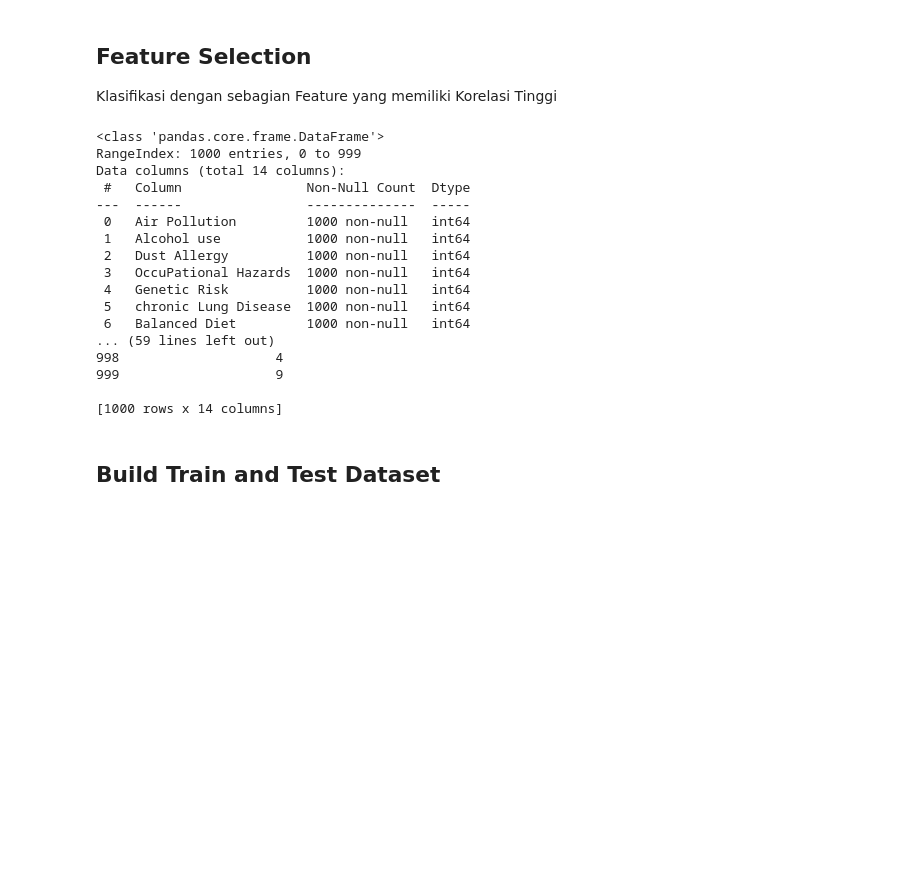
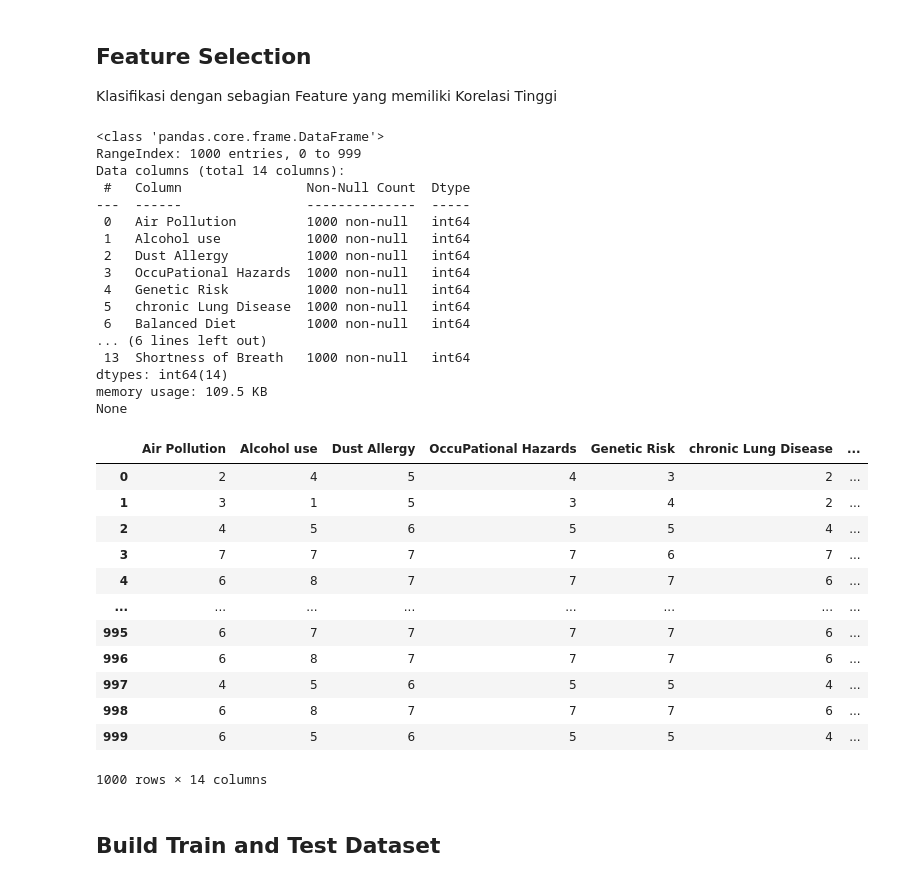
Before and after one commit to barkhahbpp/sistem-cerdas, a Jupyter notebook: Lung_Cancer_MLP_sklearn.ipynb, the cells around one changed output. Drawn from its saved outputs; the diff is of its cells as text; code cells hidden in the pictures; blank space fills up the shorter version.

```diff
--- a/Lung_Cancer_MLP_sklearn.ipynb
+++ b/Lung_Cancer_MLP_sklearn.ipynb
@@ -183,30 +197,43 @@ Klasifikasi dengan sebagian Feature yang memiliki Korelasi Tinggi
 # %%
 # Pertahankan kolom 'Air Pollution', 'Alcohol use', 'Dust Allergy', 'OccuPational Hazards', 'Genetic Risk', 'chronic Lung Disease', 'Balanced Diet', 'Obesity', 'Smoking', 'Passive Smoker', 'Chest Pain', 'Coughing of Blood'
 # Hapus sisanya
 
 X = lungCr_df.drop(['index', 'Patient Id', 'Age', 'Gender', 'Weight Loss', 'Wheezing',
        'Swallowing Difficulty', 'Clubbing of Finger Nails', 'Frequent Cold',
        'Dry Cough', 'Snoring', 'Level'], axis=1)
 print(X.info())
-print(X)
+X
 # %% [output]
 <class 'pandas.core.frame.DataFrame'>
 RangeIndex: 1000 entries, 0 to 999
 Data columns (total 14 columns):
  #   Column                Non-Null Count  Dtype
 ---  ------                --------------  -----
  0   Air Pollution         1000 non-null   int64
  1   Alcohol use           1000 non-null   int64
  2   Dust Allergy          1000 non-null   int64
  3   OccuPational Hazards  1000 non-null   int64
  4   Genetic Risk          1000 non-null   int64
  5   chronic Lung Disease  1000 non-null   int64
  6   Balanced Diet         1000 non-null   int64
-... (59 lines left out)
-998                    4
-999                    9
-
-[1000 rows x 14 columns]
+... (6 lines left out)
+ 13  Shortness of Breath   1000 non-null   int64
+dtypes: int64(14)
+memory usage: 109.5 KB
+None
+|  | Air Pollution | Alcohol use | Dust Allergy | OccuPational Hazards | Genetic Risk | chronic Lung Disease | ... |
+| 0 | 2 | 4 | 5 | 4 | 3 | 2 | ... |
+| 1 | 3 | 1 | 5 | 3 | 4 | 2 | ... |
+| 2 | 4 | 5 | 6 | 5 | 5 | 4 | ... |
+| 3 | 7 | 7 | 7 | 7 | 6 | 7 | ... |
+| 4 | 6 | 8 | 7 | 7 | 7 | 6 | ... |
+| ... | ... | ... | ... | ... | ... | ... | ... |
+| 995 | 6 | 7 | 7 | 7 | 7 | 6 | ... |
+| 996 | 6 | 8 | 7 | 7 | 7 | 6 | ... |
+| 997 | 4 | 5 | 6 | 5 | 5 | 4 | ... |
+| 998 | 6 | 8 | 7 | 7 | 7 | 6 | ... |
+| 999 | 6 | 5 | 6 | 5 | 5 | 4 | ... |
+1000 rows × 14 columns
 # %% [markdown]
 ## Build Train and Test Dataset ##
 # %%
```
Also changed, not shown: parts of 9 cells of this notebook.
